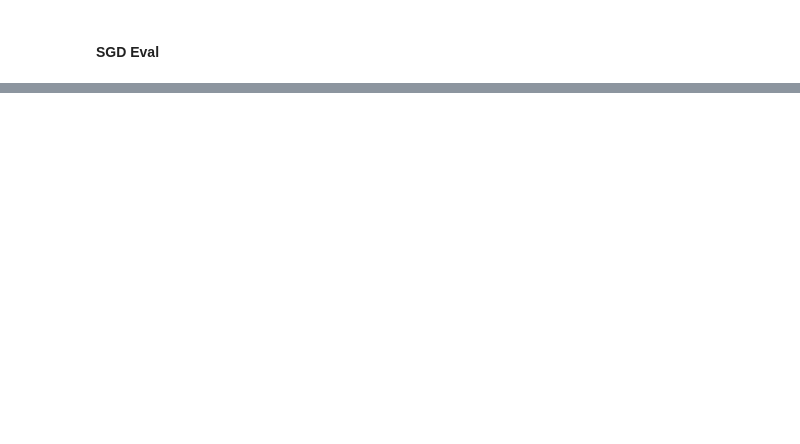
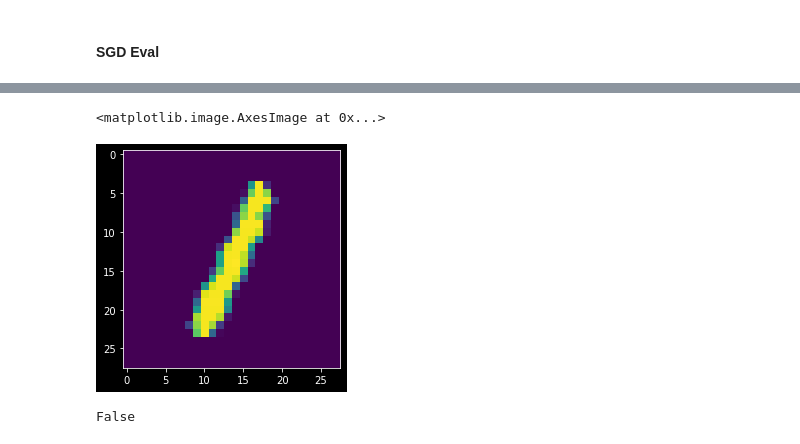
Before and after one commit to RubensCordeiro/ml_learning, a Jupyter notebook: mnist_classification/03_Binary model eval.ipynb, the cells around one changed output, grey strips where cells are left out. Drawn from its saved outputs; the diff is of its cells as text; code cells hidden in the pictures; blank space fills up the shorter version.

```diff
--- a/mnist_classification/03_Binary model eval.ipynb
+++ b/mnist_classification/03_Binary model eval.ipynb
@@ -96,0 +108,12 @@ random_test_eval.main_metrics()
+# %%
+some_digit = 25
+# %%
+real_number = x_test.iloc[some_digit, :]
+plt.imshow(np.array(real_number).reshape(28, 28))
+# %% [output]
+<matplotlib.image.AxesImage at 0x...>
+[figure, added]
+# %%
+random_forest.predict(x_test_prepared)[some_digit]
+# %% [output]
+False
```
Also changed, not shown: parts of 5 cells of this notebook, 4 other files.
